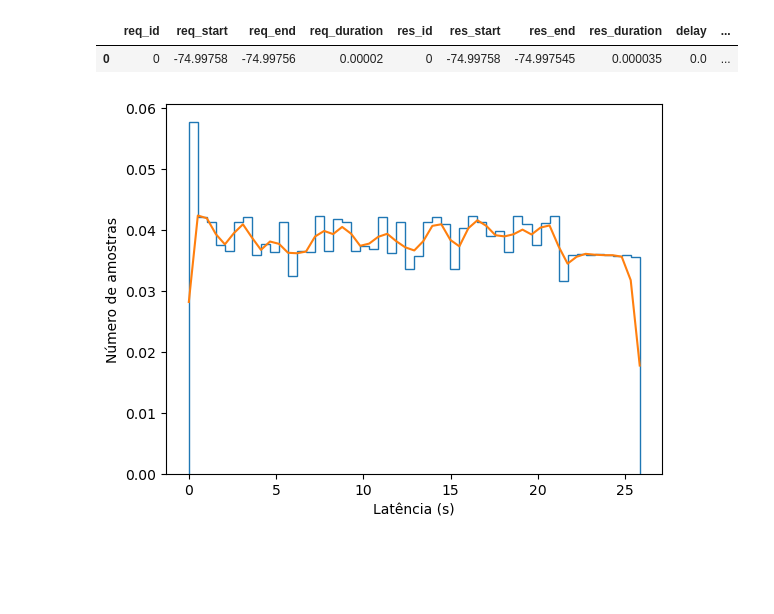
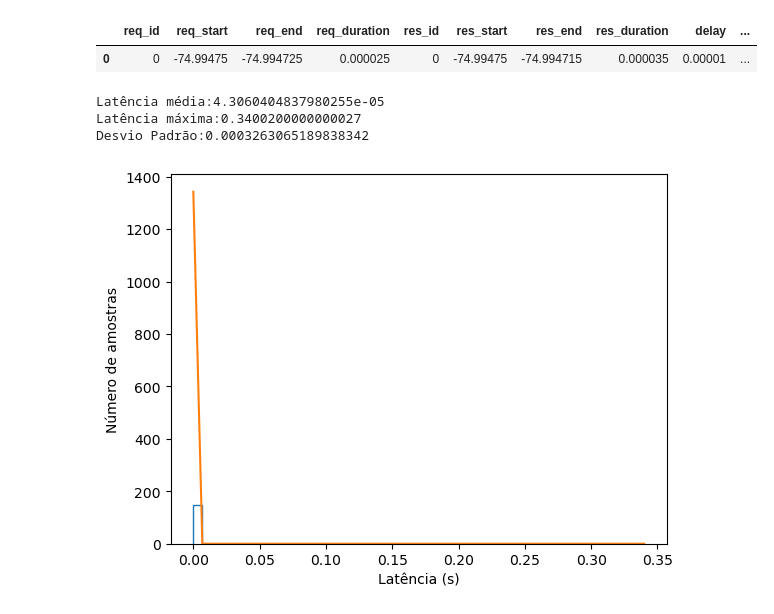
Before and after one commit to mairacanal/linux-comparison, a Jupyter notebook: Analysis/plotting.ipynb, the cells around one changed output. Saved outputs shown, nothing was run; the diff lists cells and outputs as text; code cells hidden in the pictures; blank space fills up the shorter version.

```diff
--- a/Analysis/plotting.ipynb
+++ b/Analysis/plotting.ipynb
@@ -4,11 +4,11 @@ import matplotlib.pyplot as plt
 import numpy as np
 import scipy.stats as stats
 # %%
-df = pd.read_csv('../../Fapesp/Aquisitions/Pesquisa/Teste 6 - PREEMPT_RT com stress/results/18000Hz.csv', float_precision='high')
+df = pd.read_csv('../../Fapesp/Aquisitions/Pesquisa/Teste 4 - Kernelspace com stress/results/18000Hz.csv', float_precision='high')
 df.head(1)
 # %% [output]
 |  | req_id | req_start | req_end | req_duration | res_id | res_start | res_end | res_duration | delay | ... |
-| 0 | 0 | -74.99758 | -74.99756 | 0.00002 | 0 | -74.99758 | -74.997545 | 0.000035 | 0.0 | ... |
+| 0 | 0 | -74.99475 | -74.994725 | 0.000025 | 0 | -74.99475 | -74.994715 | 0.000035 | 0.00001 | ... |
 # %%
 delay = []
 jitter = []
@@ -18,6 +18,14 @@ for d in df['delay']:
 
 for j in df['jitter']:
     jitter.append(j)
+# %%
+print("Latência média:" + str(np.mean(delay)))
+print("Latência máxima:" + str(np.max(delay)))
+print("Desvio Padrão:" + str(np.std(delay)))
+# %% [output]
+Latência média:4.3060404837980255e-05
+Latência máxima:0.3400200000000027
+Desvio Padrão:0.0003263065189838342
 # %%
 # histograma de latência
 
@@ -29,4 +37,4 @@ plt.xlabel('Latência (s)')
 plt.ylabel('Número de amostras')
 plt.show()
 # %% [output]
-[figure, old version]
+[figure, new version]
```
Also changed, not shown: parts of 5 cells of this notebook.
